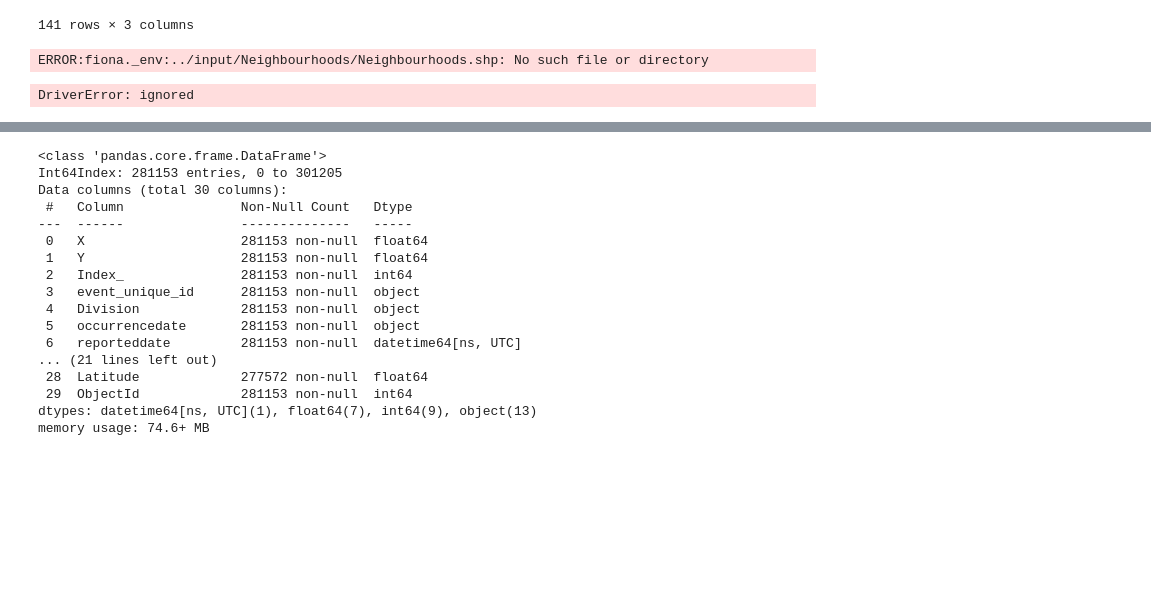
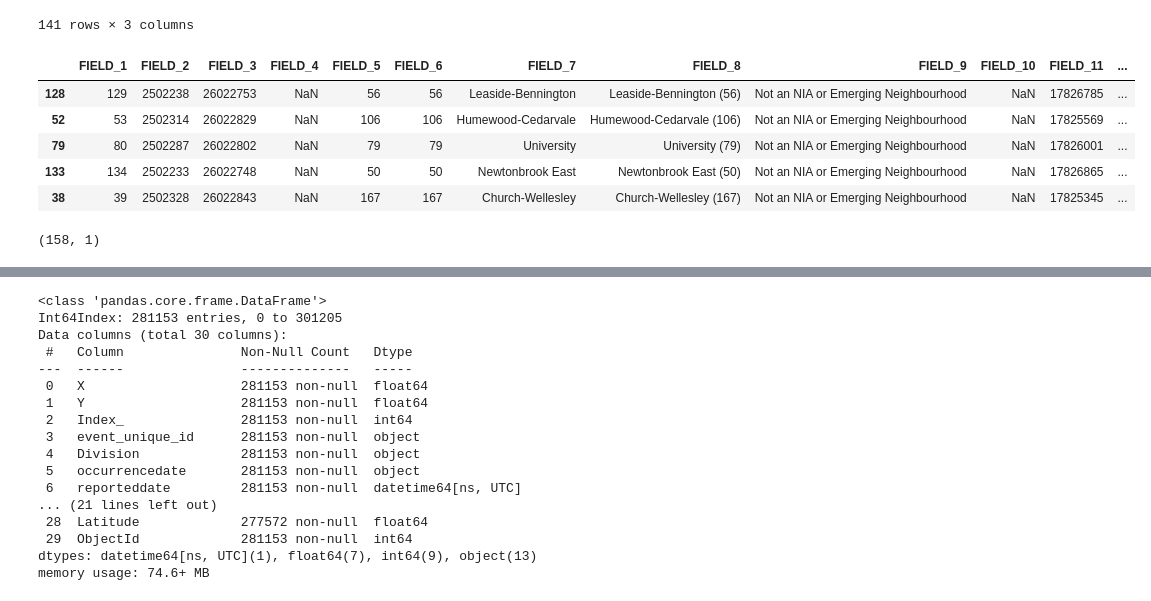
Before and after one commit to sanoliv/SCS_3253_061-Machine-Learning, a Jupyter notebook: Toronto_Police_Major_Crime_Indicators_MCI.ipynb, the cells around one changed output, grey strips where cells are left out. Saved outputs shown, nothing was run; the diff lists cells and outputs as text; code cells hidden in the pictures; blank space fills up the shorter version.

```diff
--- a/Toronto_Police_Major_Crime_Indicators_MCI.ipynb
+++ b/Toronto_Police_Major_Crime_Indicators_MCI.ipynb
@@ -746,13 +746,22 @@ df_gp
 | 139 | 99 | Mount Pleasant East | 766 |
 | 140 | NSA | NSA | 4572 |
 141 rows × 3 columns
-# %%
-location = '../input/Neighbourhoods/Neighbourhoods.shp'
-hoods = gpd.read_file(location)
-hoods.sample(5)
-# %% [output]
-ERROR:fiona._env:../input/Neighbourhoods/Neighbourhoods.shp: No such file or directory
-DriverError: ignored
+# %%
+### Download shape file to use for the Toronto Map // March 8, 2023
+### https://open.toronto.ca/dataset/neighbourhoods/
+nh = gpd.read_file('/content/drive/MyDrive/Colab Notebooks/Neighbourhoods.shp')
+nh.sample(5)
+# %% [output]
+|  | FIELD_1 | FIELD_2 | FIELD_3 | FIELD_4 | FIELD_5 | FIELD_6 | FIELD_7 | FIELD_8 | FIELD_9 | FIELD_10 | FIELD_11 | ... |
+| 128 | 129 | 2502238 | 26022753 | NaN | 56 | 56 | Leaside-Bennington | Leaside-Bennington (56) | Not an NIA or Emerging Neighbourhood | NaN | 17826785 | ... |
+| 52 | 53 | 2502314 | 26022829 | NaN | 106 | 106 | Humewood-Cedarvale | Humewood-Cedarvale (106) | Not an NIA or Emerging Neighbourhood | NaN | 17825569 | ... |
+| 79 | 80 | 2502287 | 26022802 | NaN | 79 | 79 | University | University (79) | Not an NIA or Emerging Neighbourhood | NaN | 17826001 | ... |
+| 133 | 134 | 2502233 | 26022748 | NaN | 50 | 50 | Newtonbrook East | Newtonbrook East (50) | Not an NIA or Emerging Neighbourhood | NaN | 17826865 | ... |
+| 38 | 39 | 2502328 | 26022843 | NaN | 167 | 167 | Church-Wellesley | Church-Wellesley (167) | Not an NIA or Emerging Neighbourhood | NaN | 17825345 | ... |
+# %%
+nh.shape
+# %% [output]
+(158, 1)
 # %%
 ### Exploring the data to gain insigths
 ### Ploting Latitude + Longitude to visualize the data
```
Also changed, not shown: parts of 1 cell of this notebook.
